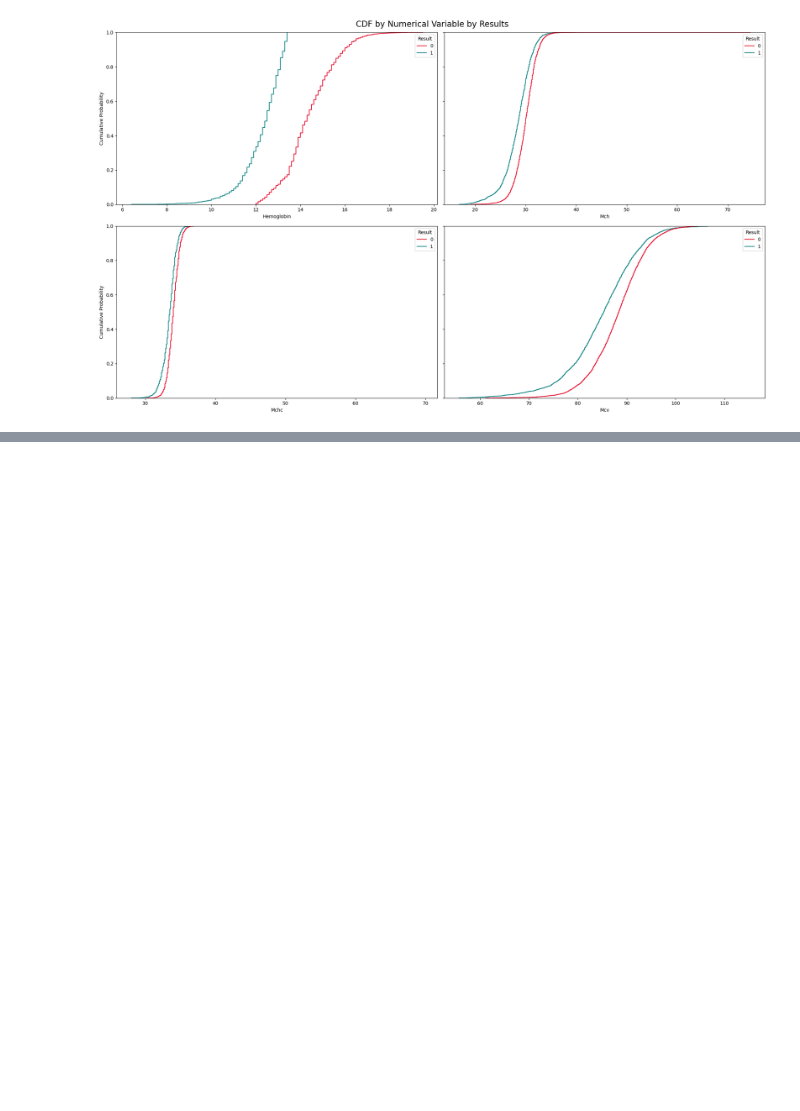
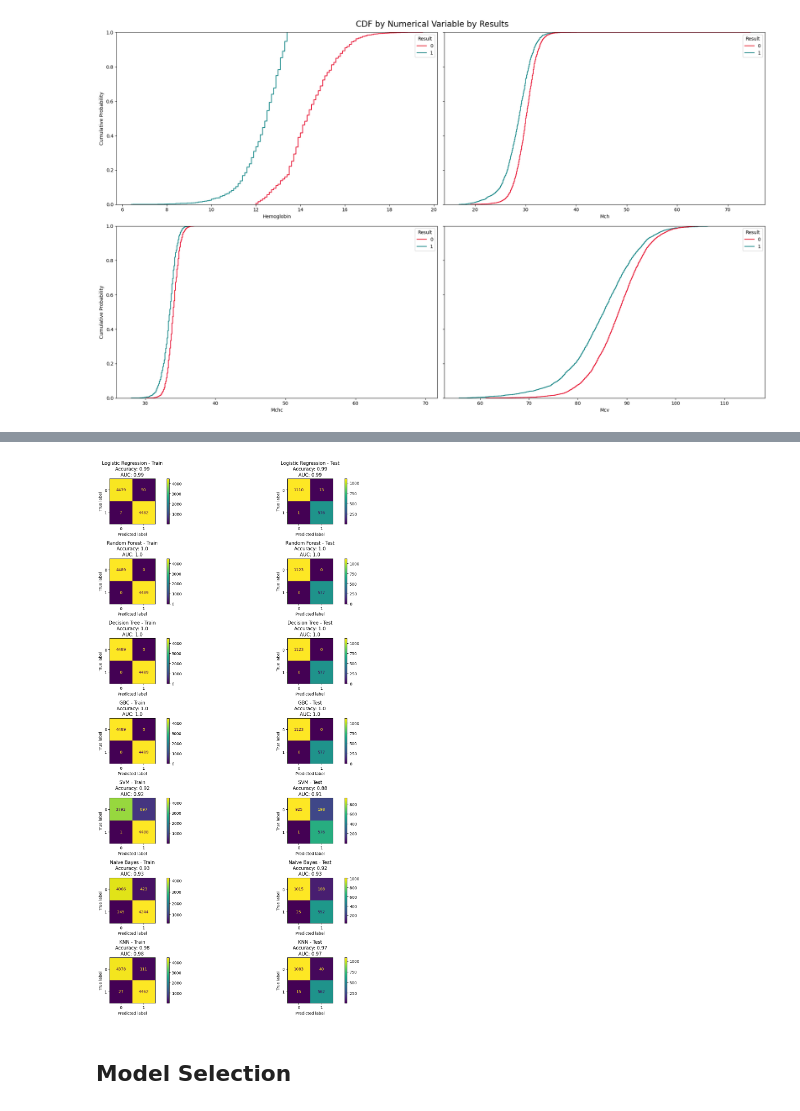
Before and after one commit to ansarimzp/Anemia-Recognition-, a Jupyter notebook: main.ipynb, the cells around one changed output, grey strips where cells are left out. Drawn from its saved outputs; the diff is of its cells as text; code cells hidden in the pictures; blank space fills up the shorter version.

Commit message:
Implemented and tested multiple ML models with resampled data; added accuracy and ROC-AUC comparison

```diff
--- a/main.ipynb
+++ b/main.ipynb
@@ -214,0 +230,12 @@ plt.show()
+# %%
+x= df_cleaned.drop(['Result'],axis=1)
+y= df_cleaned['Result']
+
+x_train, x_test,y_train, y_test = train_test_split(x,y ,test_size=0.2, stratify= y, random_state= 42)
+
+print("Before SMOTE:", Counter(y_train))
+
+smote = SMOTE(random_state=42)
+x_train_resampled, y_train_resampled = smote.fit_resample(x_train, y_train)
+
+print("After SMOTE:", Counter(y_train_resampled))
@@ -214,0 +315,31 @@ plt.show()
+# %%
+
+from sklearn.metrics import ConfusionMatrixDisplay
+fig , axes= plt.subplots(nrows= len(models), ncols= 2, figsize=(15,20))
+for i,name in enumerate(models.keys()):
+   model=models[name]
+   model.fit(x_train_resampled, y_train_resampled)
+   y_pred_train= model.predict(x_train_resampled)
+   y_pred_test= model.predict(x_test)
+
+   accuracy_train= accuracy_score(y_train_resampled, y_pred_train)
+   accuracy_test= accuracy_score(y_test, y_pred_test)
+
+   auc_train= roc_auc_score(y_train_resampled, y_pred_train)
+   auc_test= roc_auc_score(y_test, y_pred_test)
+
+   cm_train= confusion_matrix(y_train_resampled, y_pred_train)
+   cm_test= confusion_matrix(y_test, y_pred_test)
+
+   ConfusionMatrixDisplay(cm_train).plot(ax=axes[i, 0], values_format='d')
+   ConfusionMatrixDisplay(cm_test).plot(ax=axes[i, 1], values_format='d')
+
+   axes[i, 0].set_title(f"{name} - Train\nAccuracy: {round(accuracy_train,2)}\nAUC: {round(auc_train,2)}")
+   axes[i, 1].set_title(f"{name} - Test\nAccuracy: {round(accuracy_test,2)}\nAUC: {round(auc_test,2)}")
+
+plt.tight_layout()
+plt.show()
+# %% [output]
+[figure, added]
+# %% [markdown]
+## Model Selection
```
Also changed, not shown: parts of 13 cells of this notebook.
